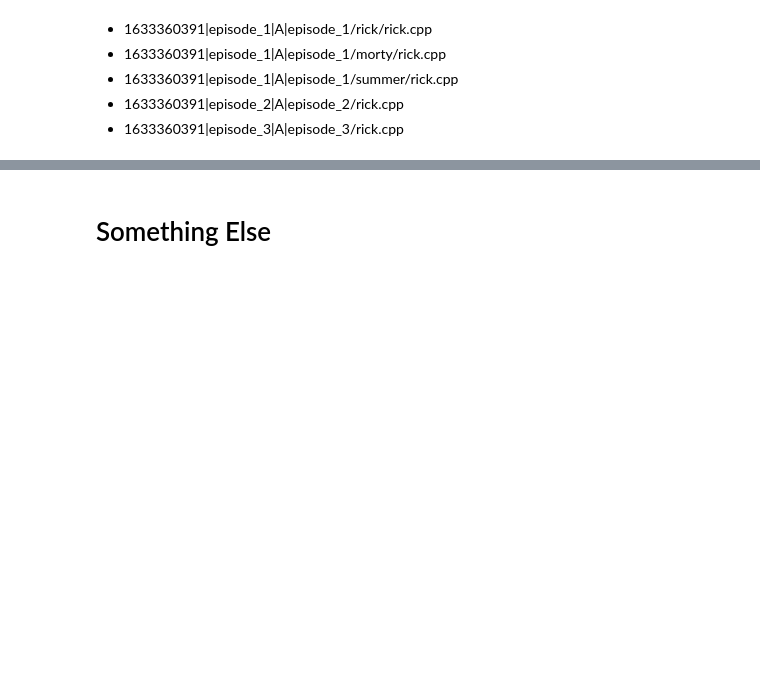
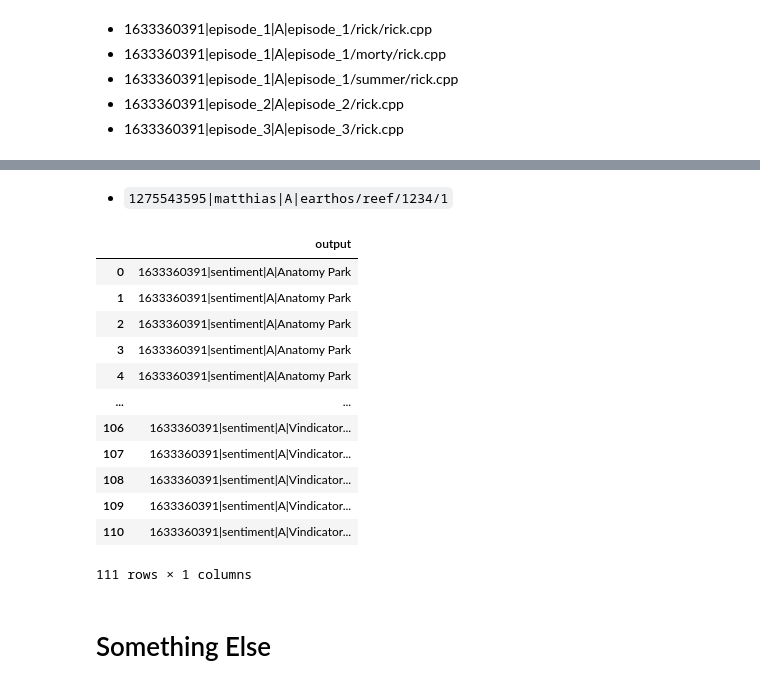
Before and after one commit to ChristianRoesselDTU/02805_social_graphs, a Jupyter notebook: gource_notebook.ipynb, the cells around one changed output, grey strips where cells are left out. Drawn from its saved outputs; the diff is of its cells as text; code cells hidden in the pictures; blank space fills up the shorter version.

```diff
--- a/gource_notebook.ipynb
+++ b/gource_notebook.ipynb
@@ -219,0 +262,43 @@ with open('custom_char_episode.log', 'w') as f:
+# %% [markdown]
+- `1275543595|matthias|A|earthos/reef/1234/1`
+# %%
+res = ps.sqldf(
+    """
+    select
+        1633360391 || '|' || 'sentiment' || '|' || 'A' || '|' || episode as output
+    from
+    (
+
+    select
+        episode
+      , alias as character
+      , compound as sentiment
+      , rn
+    from
+    (
+    select
+      df.*
+    , row_number() over (partition by episode order by num_sentences desc) as rn
+    from df_rel_sent as df
+    )
+
+    where rn <= 5
+    )
+    """
+)
+
+res
+# %% [output]
+|  | output |
+| 0 | 1633360391|sentiment|A|Anatomy Park |
+| 1 | 1633360391|sentiment|A|Anatomy Park |
+| 2 | 1633360391|sentiment|A|Anatomy Park |
+| 3 | 1633360391|sentiment|A|Anatomy Park |
+| 4 | 1633360391|sentiment|A|Anatomy Park |
+| ... | ... |
+| 106 | 1633360391|sentiment|A|Vindicator... |
+| 107 | 1633360391|sentiment|A|Vindicator... |
+| 108 | 1633360391|sentiment|A|Vindicator... |
+| 109 | 1633360391|sentiment|A|Vindicator... |
+| 110 | 1633360391|sentiment|A|Vindicator... |
+111 rows × 1 columns
```
Also changed, not shown: parts of 8 cells of this notebook, 1 other file.
